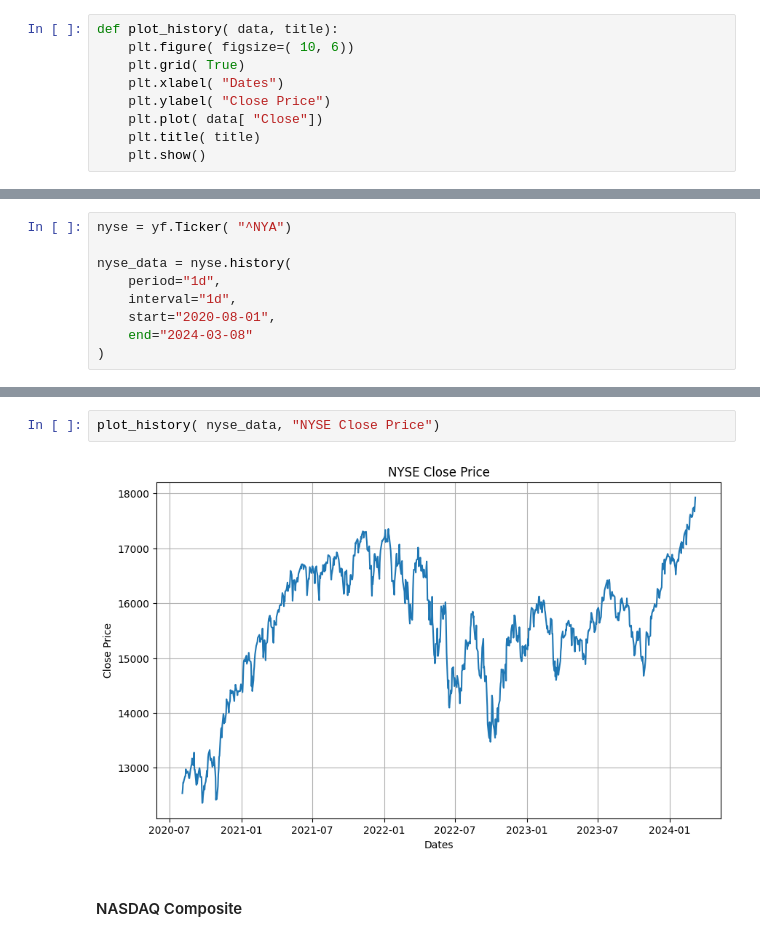
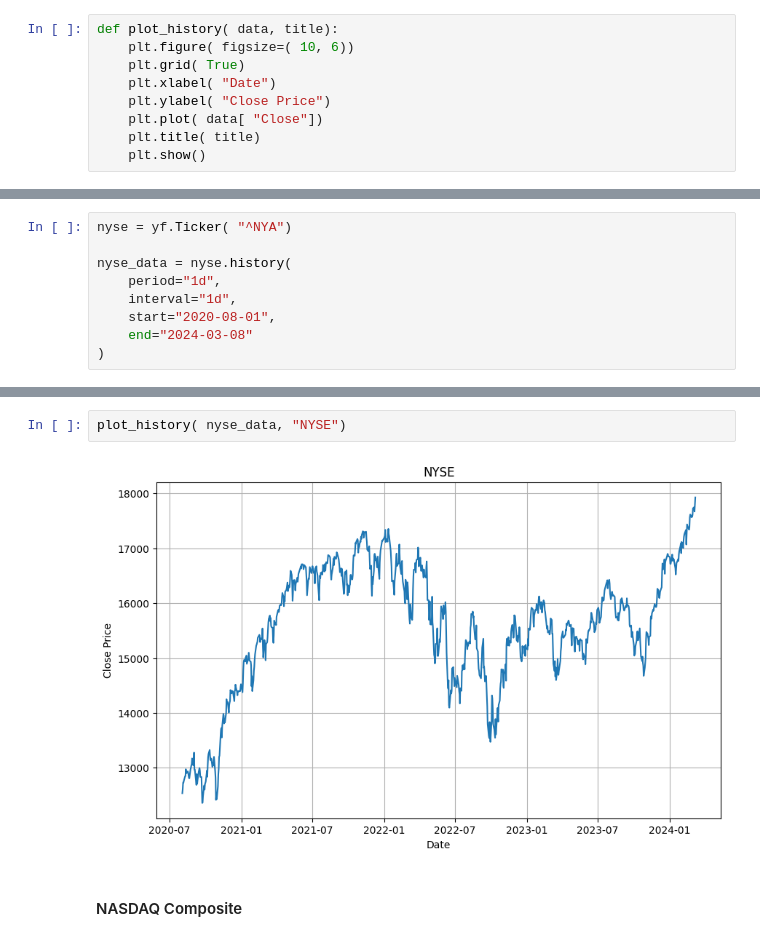
Before and after one commit to amirali022/sntstck, a Jupyter notebook: 00_download_historical_data.ipynb, the cells around one changed output, grey strips where cells are left out. Drawn from its saved outputs; the diff is of its cells as text.

```diff
--- a/00_download_historical_data.ipynb
+++ b/00_download_historical_data.ipynb
@@ -5,7 +9,7 @@ import matplotlib.pyplot as plt
 def plot_history( data, title):
 	plt.figure( figsize=( 10, 6))
 	plt.grid( True)
-	plt.xlabel( "Dates")
+	plt.xlabel( "Date")
 	plt.ylabel( "Close Price")
 	plt.plot( data[ "Close"])
 	plt.title( title)
@@ -104,9 +108,9 @@ nyse_data.tail( 3)
 | 2024-03-06 00:00:00-05:00 | 17669.490234 | 17865.990234 | 17669.490234 | 17801.039062 | 4559050000 | 0.0 | 0.0 |
 | 2024-03-07 00:00:00-05:00 | 17801.039062 | 17949.669922 | 17801.039062 | 17927.619141 | 4137980000 | 0.0 | 0.0 |
 # %%
-plot_history( nyse_data, "NYSE Close Price")
+plot_history( nyse_data, "NYSE")
 # %% [output]
-[figure, old version]
+[figure, new version]
 # %% [markdown]
 #### NASDAQ Composite
 # %%
```
Also changed, not shown: parts of 5 cells of this notebook, 1 other file.
